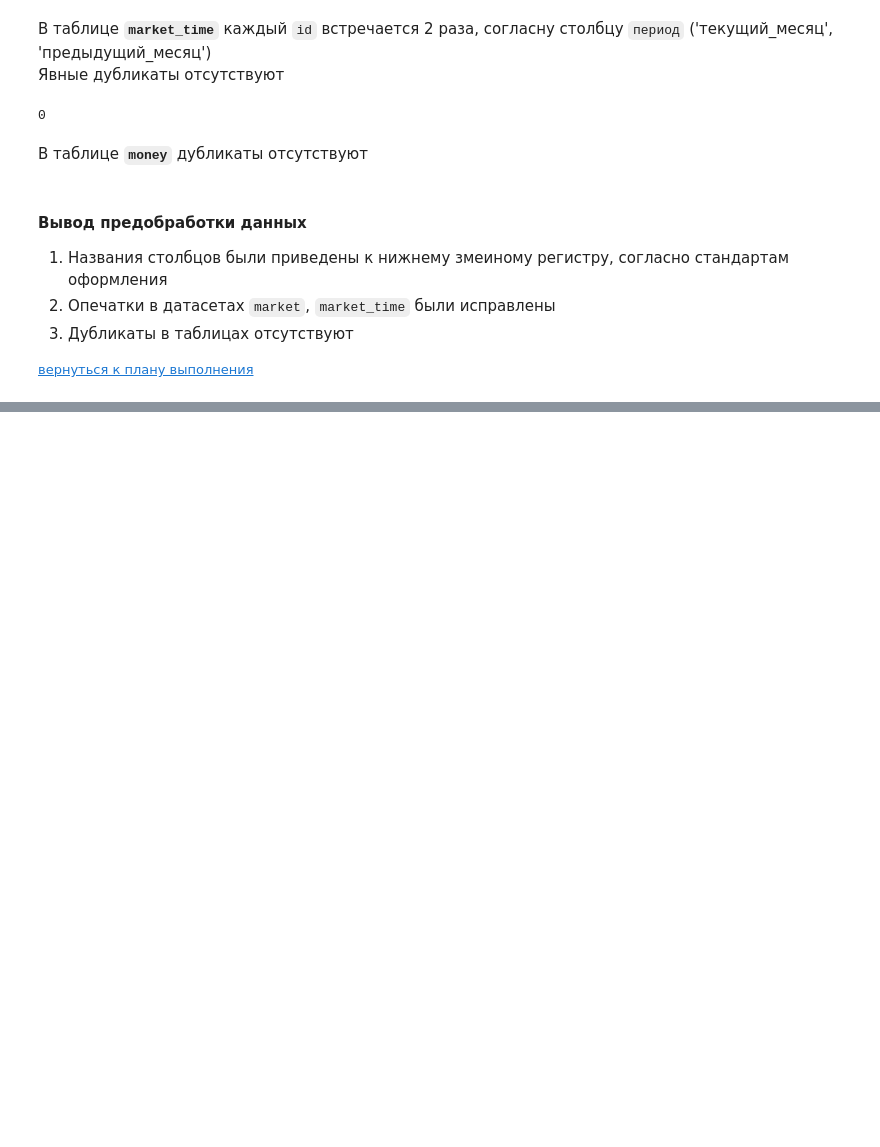
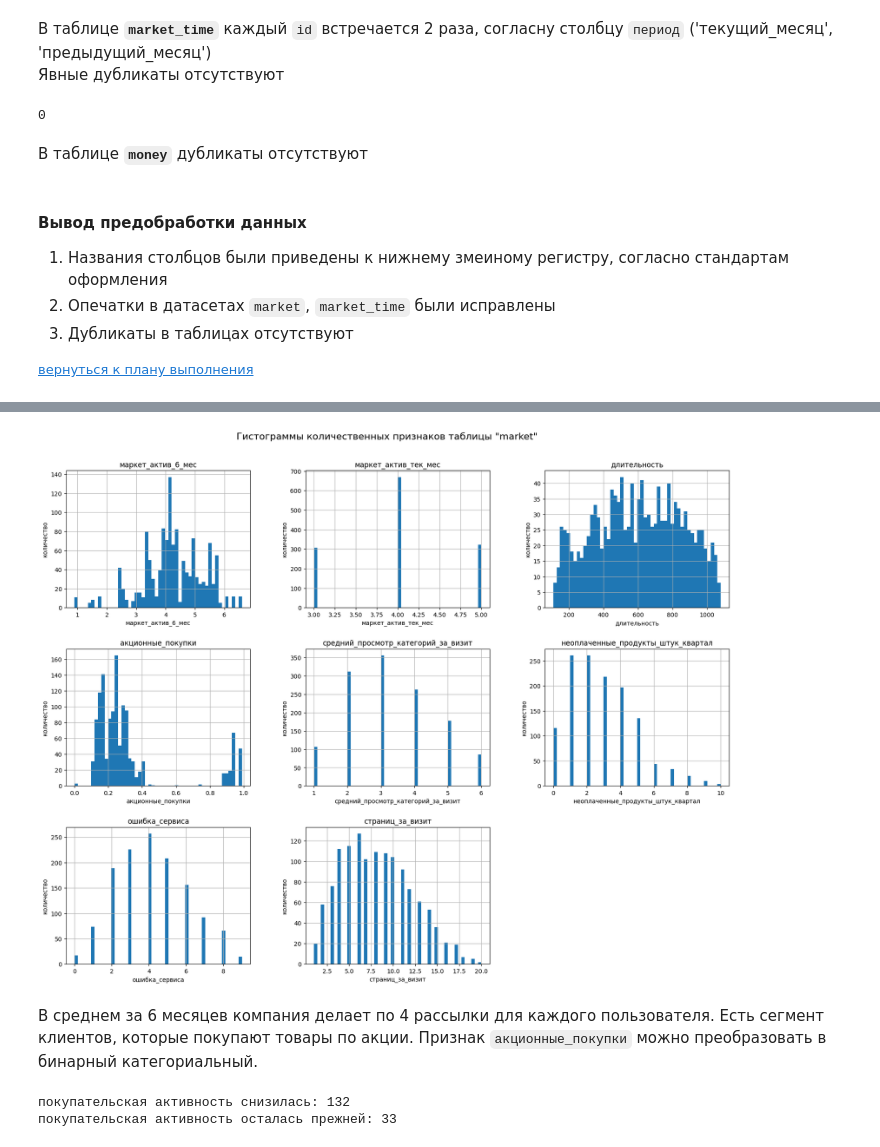
Before and after one commit to serguntsov/supervised_learning_one_click, a Jupyter notebook: market_one_click.ipynb, the cells around one changed output, grey strips where cells are left out. Saved outputs shown, nothing was run; the diff lists cells and outputs as text; code cells hidden in the pictures; blank space fills up the shorter version.

```diff
--- a/market_one_click.ipynb
+++ b/market_one_click.ipynb
@@ -458,0 +469,19 @@ money.duplicated().sum()
+# %%
+axes = market.iloc[:, 1:].hist(figsize=(20, 15), bins=50)
+
+for ax in axes.flatten():
+    ax.set_xlabel(ax.get_title())
+    ax.set_ylabel('количество')
+
+plt.suptitle('Гистограммы количественных признаков таблицы "market"', fontsize=16, y=0.94)
+plt.show()
+# %% [output]
+[figure, added]
+# %% [markdown]
+В среднем за 6 месяцев компания делает по 4 рассылки для каждого пользователя. Есть сегмент клиентов, которые покупают товары по акции. Признак `акционные_покупки` можно преобразовать в бинарный категориальный.
+# %%
+print('покупательская активность снизилась:', (market.query('акционные_покупки > 0.8 and покупательская_активность == "Снизилась"'))['id'].count())
+print('покупательская активность осталась прежней:', (market.query('акционные_покупки > 0.8 and покупательская_активность != "Снизилась"'))['id'].count())
+# %% [output]
+покупательская активность снизилась: 132
+покупательская активность осталась прежней: 33
```
Also changed, not shown: parts of 42 cells of this notebook.
